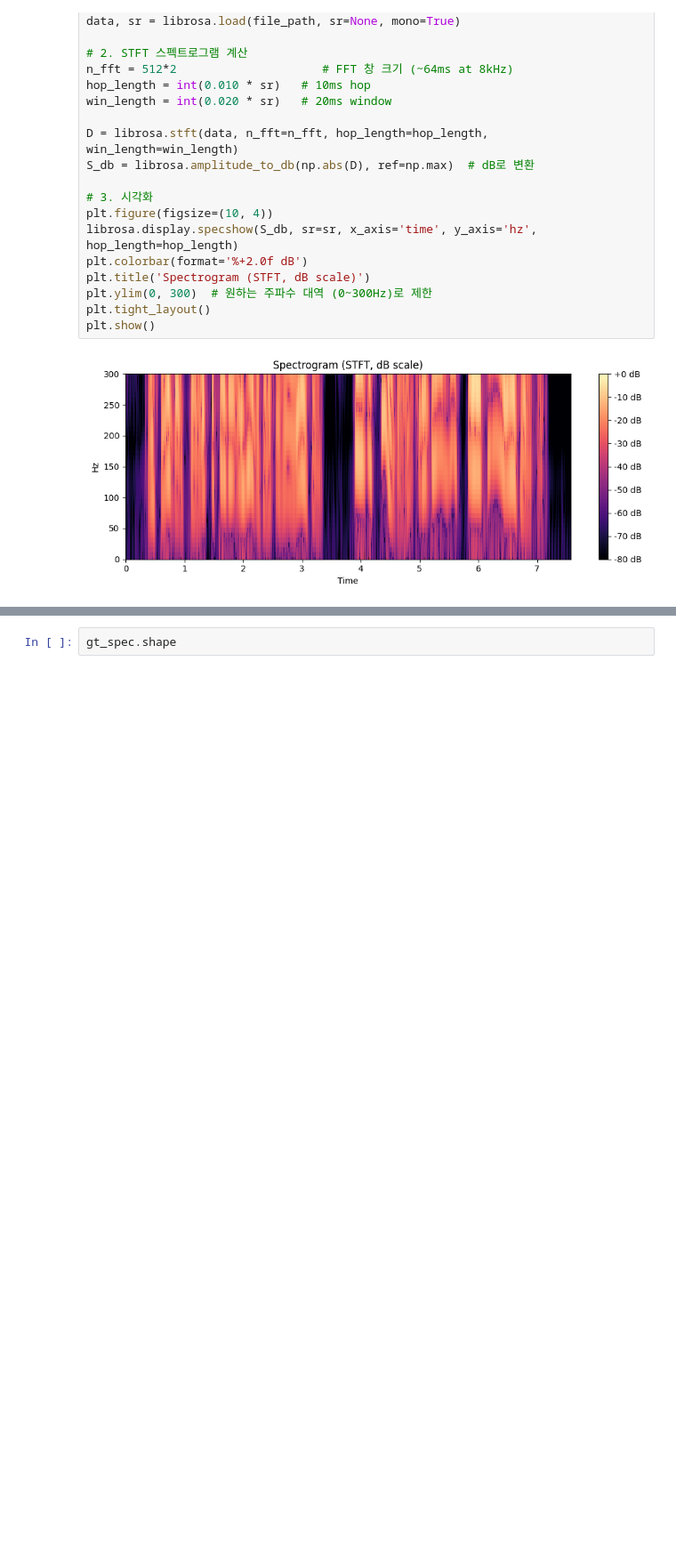
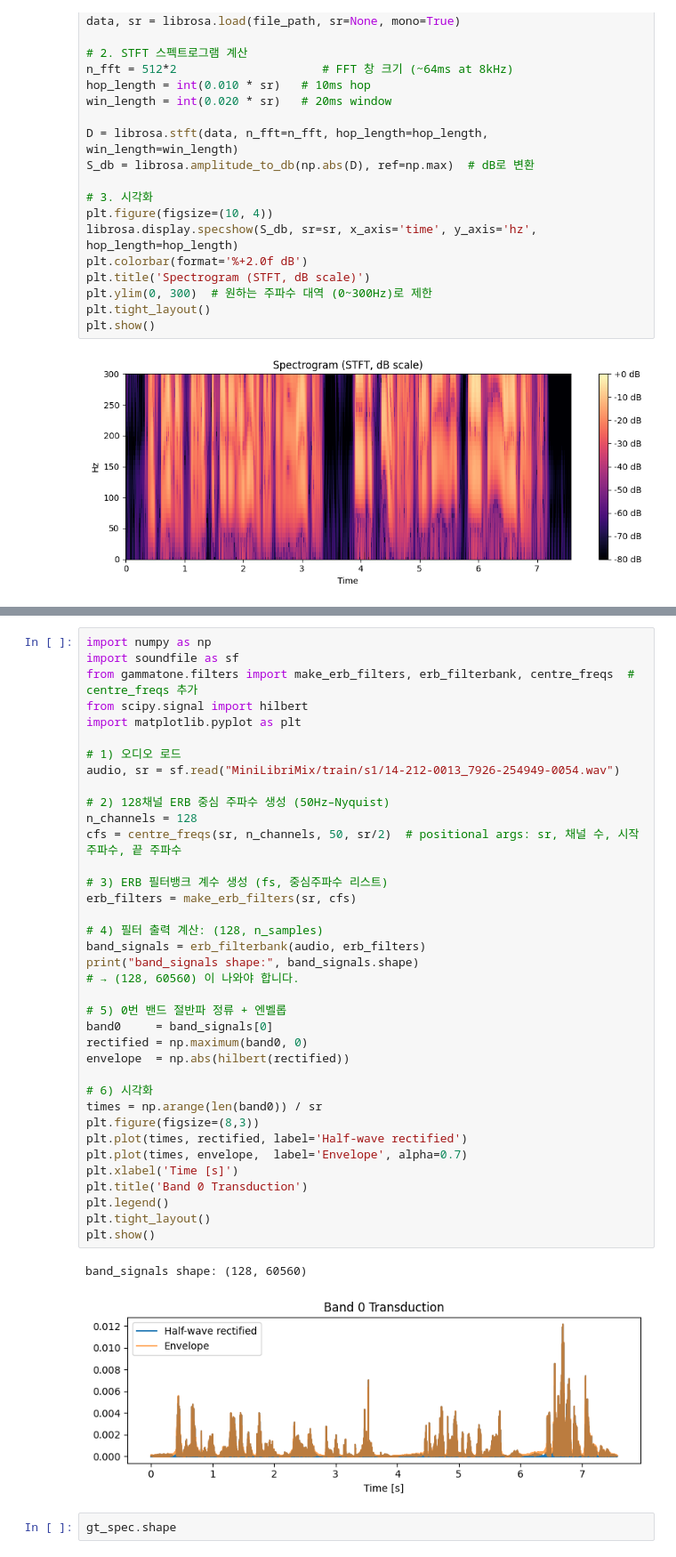
Before and after one commit to cosmos1030/blind_source_separation, a Jupyter notebook: casa.ipynb, the cells around one changed output, grey strips where cells are left out. Shown at 89% size. Cells and saved outputs as stored; diff of their text form; blank space fills up the shorter version.

```diff
--- a/casa.ipynb
+++ b/casa.ipynb
@@ -453,3 +453,43 @@ plt.show()
+# %%
+import numpy as np
+import soundfile as sf
+from gammatone.filters import make_erb_filters, erb_filterbank, centre_freqs  # centre_freqs 추가
+from scipy.signal import hilbert
+import matplotlib.pyplot as plt
+
+# 1) 오디오 로드
+audio, sr = sf.read("MiniLibriMix/train/s1/14-212-0013_7926-254949-0054.wav")
+
+# 2) 128채널 ERB 중심 주파수 생성 (50Hz–Nyquist)
+n_channels = 128
+cfs = centre_freqs(sr, n_channels, 50, sr/2)  # positional args: sr, 채널 수, 시작 주파수, 끝 주파수
+
+# 3) ERB 필터뱅크 계수 생성 (fs, 중심주파수 리스트)
+erb_filters = make_erb_filters(sr, cfs)
+
+# 4) 필터 출력 계산: (128, n_samples)
+band_signals = erb_filterbank(audio, erb_filters)
+print("band_signals shape:", band_signals.shape)
+# → (128, 60560) 이 나와야 합니다.
+
+# 5) 0번 밴드 절반파 정류 + 엔벨롭
+band0     = band_signals[0]
+rectified = np.maximum(band0, 0)
+envelope  = np.abs(hilbert(rectified))
+
+# 6) 시각화
+times = np.arange(len(band0)) / sr
+plt.figure(figsize=(8,3))
+plt.plot(times, rectified, label='Half-wave rectified')
+plt.plot(times, envelope,  label='Envelope', alpha=0.7)
+plt.xlabel('Time [s]')
+plt.title('Band 0 Transduction')
+plt.legend()
+plt.tight_layout()
+plt.show()
+# %% [output]
+band_signals shape: (128, 60560)
+[figure, added]
 # %%
 gt_spec.shape
 # %% [output]
```
Also changed, not shown: parts of 9 cells of this notebook.
